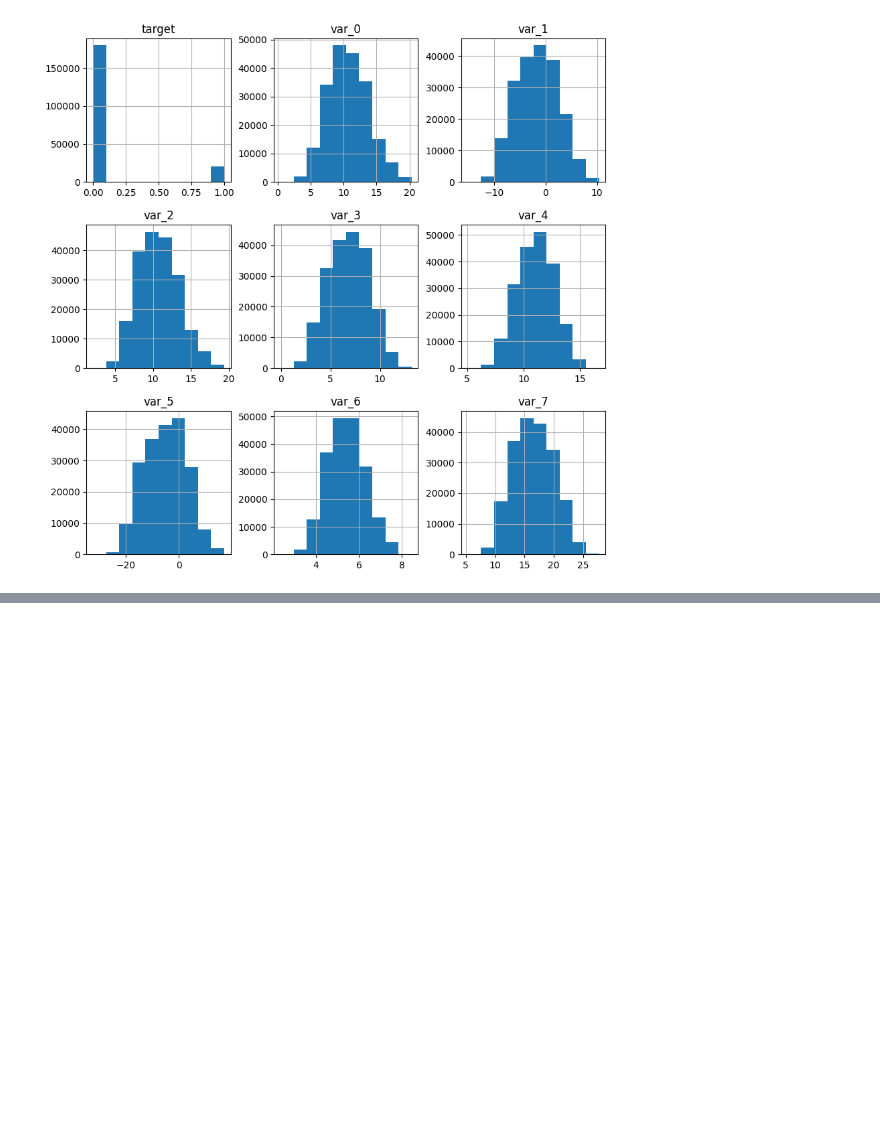
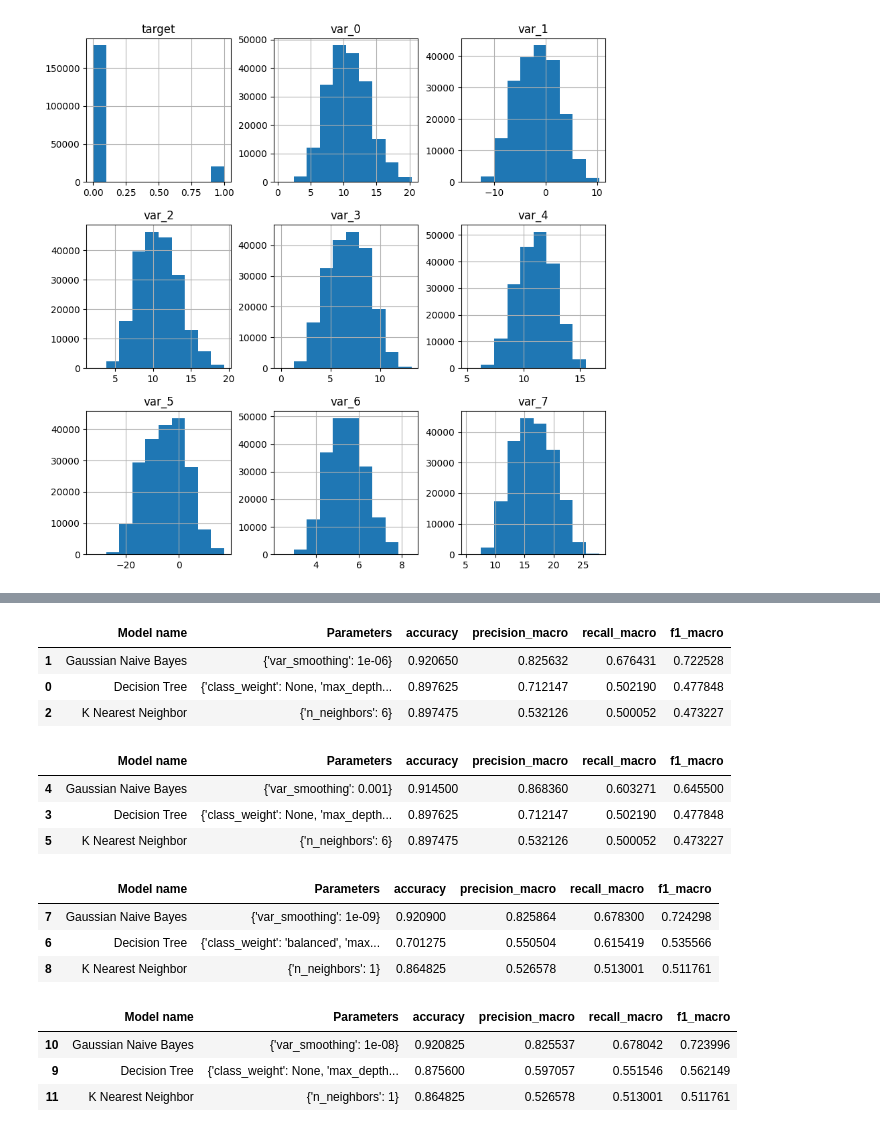
Before and after one commit to pante31/Tutone-CustomerTransactionPrediction, a Jupyter notebook: customer-transaction-prediction/code/tutone-customertransactionprediction.ipynb, the cells around one changed output, grey strips where cells are left out. Drawn from its saved outputs; the diff is of its cells as text; code cells hidden in the pictures; blank space fills up the shorter version.

```diff
--- a/customer-transaction-prediction/code/tutone-customertransactionprediction.ipynb
+++ b/customer-transaction-prediction/code/tutone-customertransactionprediction.ipynb
@@ -110,0 +281,25 @@ submission_df.to_csv('submission.csv')
+# %%
+for score in scorings:
+    scoring_filter = score
+    display(comparison_df[comparison_df.Scoring==scoring_filter]\
+                .sort_values(by=scoring_filter,ascending=False)\
+                .drop('Scoring',axis=1)\
+                .head(3)
+    )
+# %% [output]
+|  | Model name | Parameters | accuracy | precision_macro | recall_macro | f1_macro |
+| 1 | Gaussian Naive Bayes | {'var_smoothing': 1e-06} | 0.920650 | 0.825632 | 0.676431 | 0.722528 |
+| 0 | Decision Tree | {'class_weight': None, 'max_depth... | 0.897625 | 0.712147 | 0.502190 | 0.477848 |
+| 2 | K Nearest Neighbor | {'n_neighbors': 6} | 0.897475 | 0.532126 | 0.500052 | 0.473227 |
+|  | Model name | Parameters | accuracy | precision_macro | recall_macro | f1_macro |
+| 4 | Gaussian Naive Bayes | {'var_smoothing': 0.001} | 0.914500 | 0.868360 | 0.603271 | 0.645500 |
+| 3 | Decision Tree | {'class_weight': None, 'max_depth... | 0.897625 | 0.712147 | 0.502190 | 0.477848 |
+| 5 | K Nearest Neighbor | {'n_neighbors': 6} | 0.897475 | 0.532126 | 0.500052 | 0.473227 |
+|  | Model name | Parameters | accuracy | precision_macro | recall_macro | f1_macro |
+| 7 | Gaussian Naive Bayes | {'var_smoothing': 1e-09} | 0.920900 | 0.825864 | 0.678300 | 0.724298 |
+| 6 | Decision Tree | {'class_weight': 'balanced', 'max... | 0.701275 | 0.550504 | 0.615419 | 0.535566 |
+| 8 | K Nearest Neighbor | {'n_neighbors': 1} | 0.864825 | 0.526578 | 0.513001 | 0.511761 |
+|  | Model name | Parameters | accuracy | precision_macro | recall_macro | f1_macro |
+| 10 | Gaussian Naive Bayes | {'var_smoothing': 1e-08} | 0.920825 | 0.825537 | 0.678042 | 0.723996 |
+| 9 | Decision Tree | {'class_weight': None, 'max_depth... | 0.875600 | 0.597057 | 0.551546 | 0.562149 |
+| 11 | K Nearest Neighbor | {'n_neighbors': 1} | 0.864825 | 0.526578 | 0.513001 | 0.511761 |
```
Also changed, not shown: parts of 35 cells of this notebook.
